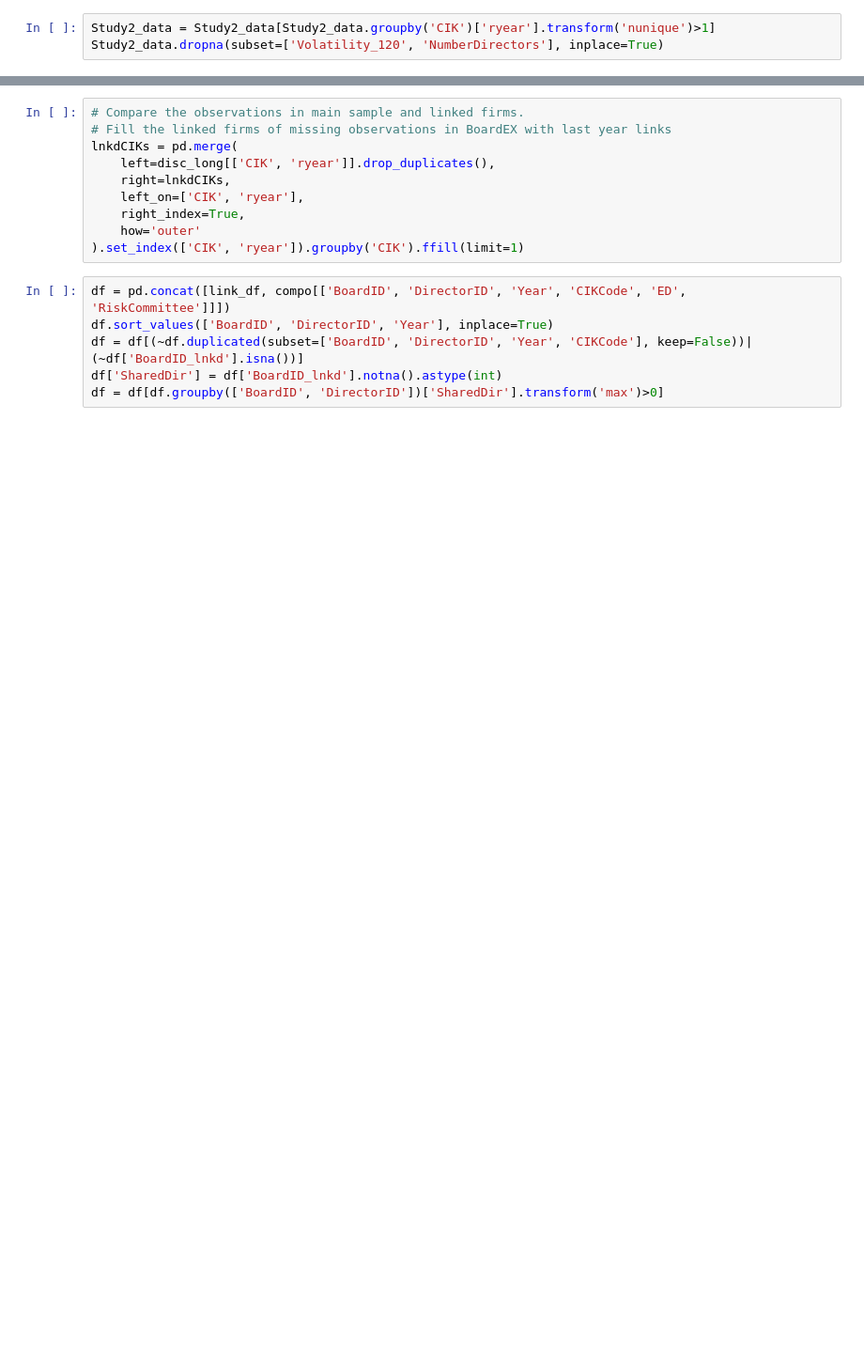
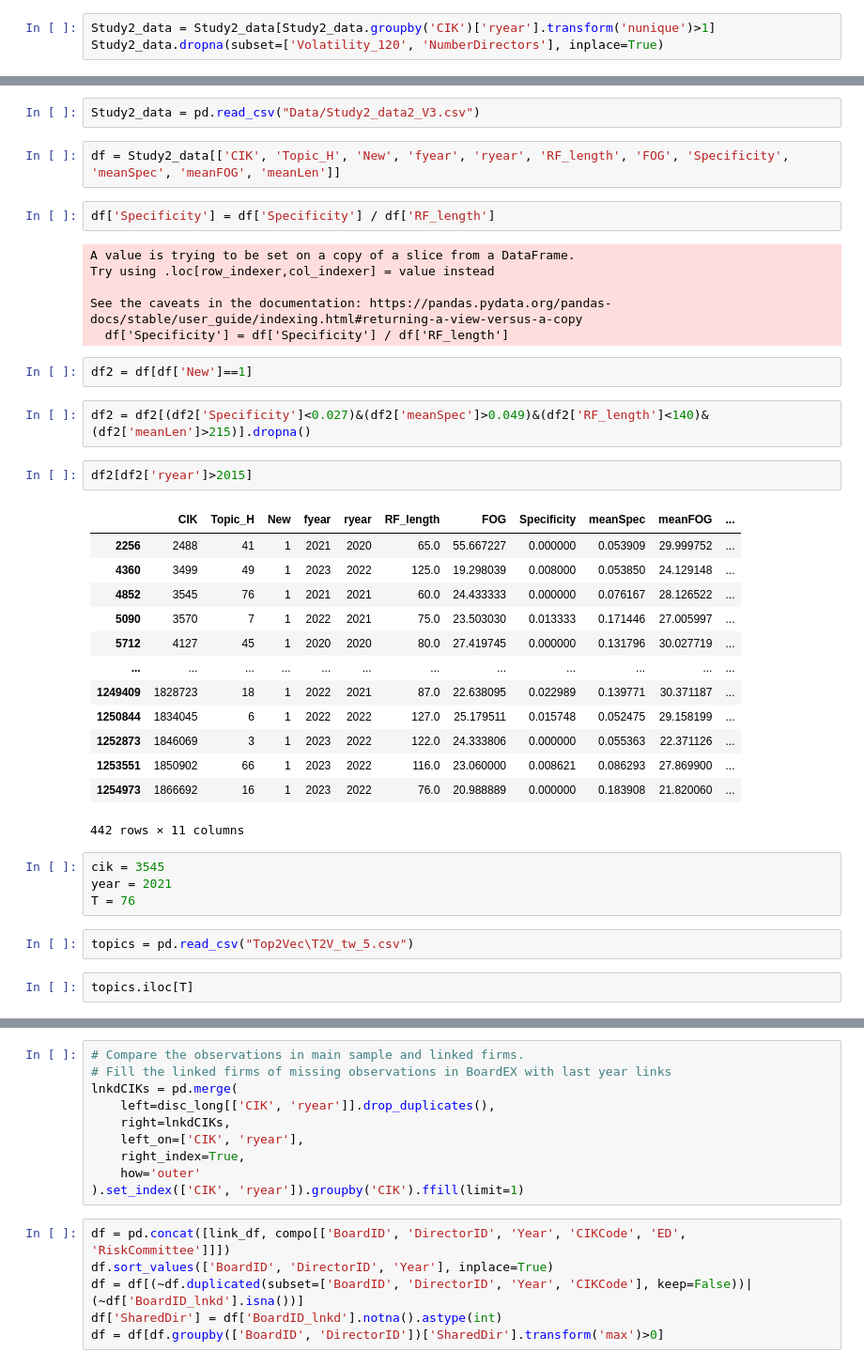
Before and after one commit to Amin-T/RD_Topic_Modeling, a Jupyter notebook: Study2_2.ipynb, the cells around one changed output, grey strips where cells are left out. Shown at 94% size. Cells and saved outputs as stored; diff of their text form; blank space fills up the shorter version.

```diff
--- a/Study2_2.ipynb
+++ b/Study2_2.ipynb
@@ -392,0 +566,40 @@ Study2_data.to_csv("Data/Study2_data2_V2.csv", index=False)
+# %%
+Study2_data = pd.read_csv("Data/Study2_data2_V3.csv")
+# %%
+df = Study2_data[['CIK', 'Topic_H', 'New', 'fyear', 'ryear', 'RF_length', 'FOG', 'Specificity', 'meanSpec', 'meanFOG', 'meanLen']]
+# %%
+df['Specificity'] = df['Specificity'] / df['RF_length']
+# %% [output]
+A value is trying to be set on a copy of a slice from a DataFrame.
+Try using .loc[row_indexer,col_indexer] = value instead
+
+See the caveats in the documentation: https://pandas.pydata.org/pandas-docs/stable/user_guide/indexing.html#returning-a-view-versus-a-copy
+  df['Specificity'] = df['Specificity'] / df['RF_length']
+# %%
+df2 = df[df['New']==1]
+# %%
+df2 = df2[(df2['Specificity']<0.027)&(df2['meanSpec']>0.049)&(df2['RF_length']<140)&(df2['meanLen']>215)].dropna()
+# %%
+df2[df2['ryear']>2015]
+# %% [output]
+|  | CIK | Topic_H | New | fyear | ryear | RF_length | FOG | Specificity | meanSpec | meanFOG | ... |
+| 2256 | 2488 | 41 | 1 | 2021 | 2020 | 65.0 | 55.667227 | 0.000000 | 0.053909 | 29.999752 | ... |
+| 4360 | 3499 | 49 | 1 | 2023 | 2022 | 125.0 | 19.298039 | 0.008000 | 0.053850 | 24.129148 | ... |
+| 4852 | 3545 | 76 | 1 | 2021 | 2021 | 60.0 | 24.433333 | 0.000000 | 0.076167 | 28.126522 | ... |
+| 5090 | 3570 | 7 | 1 | 2022 | 2021 | 75.0 | 23.503030 | 0.013333 | 0.171446 | 27.005997 | ... |
+| 5712 | 4127 | 45 | 1 | 2020 | 2020 | 80.0 | 27.419745 | 0.000000 | 0.131796 | 30.027719 | ... |
+| ... | ... | ... | ... | ... | ... | ... | ... | ... | ... | ... | ... |
+| 1249409 | 1828723 | 18 | 1 | 2022 | 2021 | 87.0 | 22.638095 | 0.022989 | 0.139771 | 30.371187 | ... |
+| 1250844 | 1834045 | 6 | 1 | 2022 | 2022 | 127.0 | 25.179511 | 0.015748 | 0.052475 | 29.158199 | ... |
+| 1252873 | 1846069 | 3 | 1 | 2023 | 2022 | 122.0 | 24.333806 | 0.000000 | 0.055363 | 22.371126 | ... |
+| 1253551 | 1850902 | 66 | 1 | 2023 | 2022 | 116.0 | 23.060000 | 0.008621 | 0.086293 | 27.869900 | ... |
+| 1254973 | 1866692 | 16 | 1 | 2023 | 2022 | 76.0 | 20.988889 | 0.000000 | 0.183908 | 21.820060 | ... |
+442 rows × 11 columns
+# %%
+cik = 3545
+year = 2021
+T = 76
+# %%
+topics = pd.read_csv("Top2Vec\T2V_tw_5.csv")
+# %%
+topics.iloc[T]
```
Also changed, not shown: parts of 26 cells of this notebook, 32 other files.
